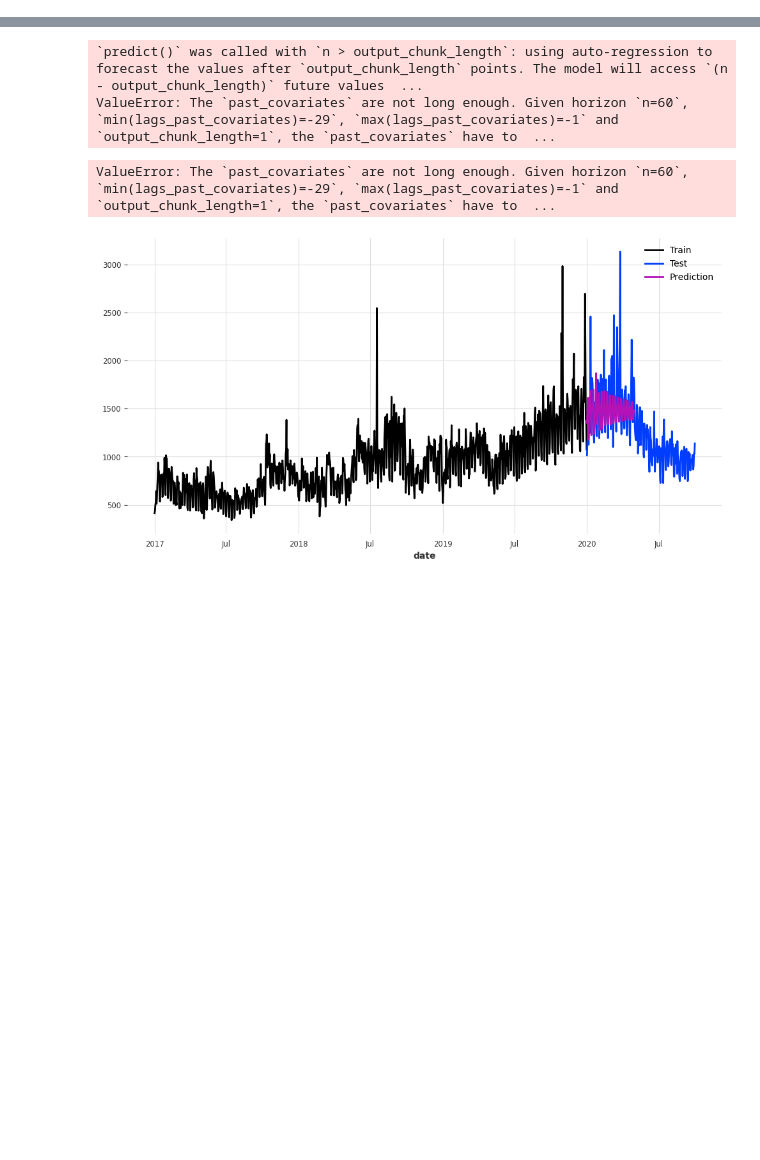
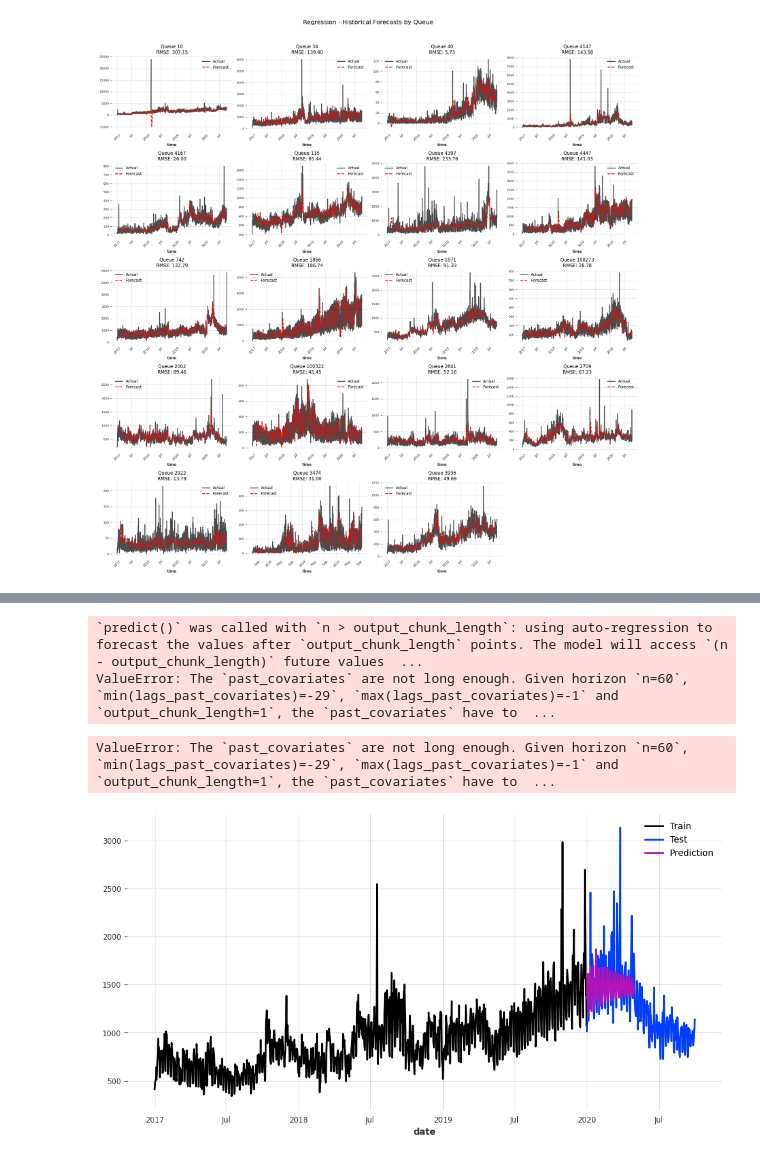
Before and after one commit to TaskGuru-AI/tasks_support_system_ai, a Jupyter notebook: notebooks/TS/extra/daily_predict.ipynb, the cells around one changed output, grey strips where cells are left out. Drawn from its saved outputs; the diff is of its cells as text; code cells hidden in the pictures; blank space fills up the shorter version.

```diff
--- a/notebooks/TS/extra/daily_predict.ipynb
+++ b/notebooks/TS/extra/daily_predict.ipynb
@@ -108,0 +38,3 @@ RegressionModel(lags=10, lags_past_covariates=10, lags_future_covariates=(10, 10
+# %%
+top_level_tree = tree[(tree["level"] == 1) & (tree["full_load"] != 0)]
+top_level_tree.sort_values("full_load", ascending=False)
@@ -108,0 +66,5 @@ RegressionModel(lags=10, lags_past_covariates=10, lags_future_covariates=(10, 10
+# %%
+top_level_queues = list(
+    top_level_tree[top_level_tree["full_load"] >= 10_000]["queueId"].values
+)
+len(top_level_queues), top_level_queues
@@ -108,0 +100,88 @@ RegressionModel(lags=10, lags_past_covariates=10, lags_future_covariates=(10, 10
+# %%
+def analyze_queue_performances(
+    top_level_queues,
+    models_to_try,
+    n_predict: int = 10,
+    n_cols: int = 4,
+):
+    results = {model_name: {} for model_name in models_to_try.keys()}
+
+    # Calculate grid dimensions
+    n_queues = len(top_level_queues)
+    n_rows = (n_queues + n_cols - 1) // n_cols
+
+    for model_name, model_class in models_to_try.items():
+        print(f"\nAnalyzing {model_name}...")
+
+        fig = plt.figure(figsize=(5 * n_cols, 4 * n_rows))
+        fig.suptitle(
+            f"{model_name} - Historical Forecasts by Queue", y=1.02, fontsize=16
+        )
+
+        for idx, queue_id in enumerate(top_level_queues):
+            df_slice = get_df_slice(queue_id)
+            ts = TimeSeries.from_dataframe(
+                df_slice,
+                value_cols="new_tickets",
+                fill_missing_dates=True,
+                fillna_value=0,
+                freq="D",
+            )
+
+            model = model_class
+            model.fit(ts)
+
+            # Modifications for Prophet
+            if model_name == "Prophet":
+                # Use larger stride and fewer forecast points
+                stride = max(len(ts) // 10, 30)  # Adjust these numbers as needed
+                backtest_rmse = model.backtest(
+                    ts,
+                    metric=rmse,
+                    stride=stride,
+                    show_warnings=False,
+                    forecast_horizon=7,  # Reduce forecast horizon
+                )
+                forecasts = model.historical_forecasts(
+                    ts, stride=stride, show_warnings=False, forecast_horizon=7
+                )
+            else:
+                # Original settings for other models
+                backtest_rmse = model.backtest(
+                    ts, metric=rmse, stride=10, show_warnings=False
+                )
+                forecasts = model.historical_forecasts(
+                    ts, stride=10, show_warnings=False
+                )
+
+            results[model_name][queue_id] = backtest_rmse
+
+            # Rest of the plotting code remains the same
+            ax = plt.subplot(n_rows, n_cols, idx + 1)
+            ts.plot(ax=ax, label="Actual", alpha=0.7)
+            forecasts.plot(ax=ax, label="Forecast", linestyle="--", color="red")
+            ax.set_title(f"Queue {queue_id}\nRMSE: {backtest_rmse:.2f}")
+            ax.legend()
+            ax.grid(True)
+            ax.tick_params(axis="x", rotation=45)
+            ax.tick_params(axis="y", labelsize=8)
+
+        plt.tight_layout()
+
+    # Print summary statistics...
+    return results
+
+
+# Define models with optimized parameters for Prophet
+models_to_try = {
+    "Regression": RegressionModel(lags=10, output_chunk_length=31),
+    "Moving Average": NaiveMovingAverage(input_chunk_length=7),
+    "Prophet": Prophet(uncertainty_samples=0),
+}
+results = analyze_queue_performances(
+    top_level_queues=top_level_queues,
+    models_to_try=models_to_try,
+    n_predict=10,
+    n_cols=4,
+)
+# %% [output]
@@ -108,0 +193 @@ RegressionModel(lags=10, lags_past_covariates=10, lags_future_covariates=(10, 10
+[figure, added]
```
Also changed, not shown: parts of 47 cells of this notebook, 1 other file.
